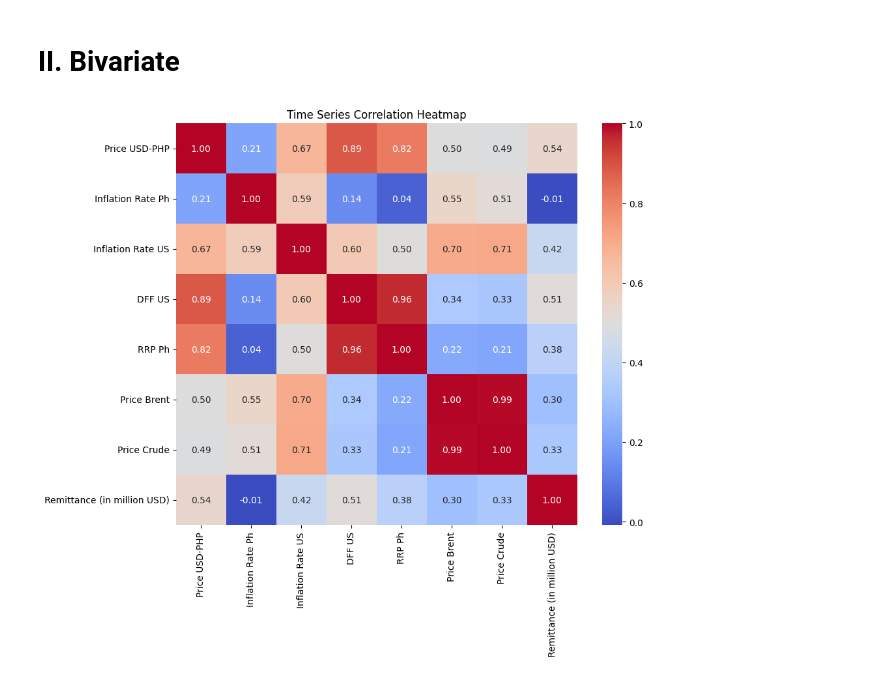
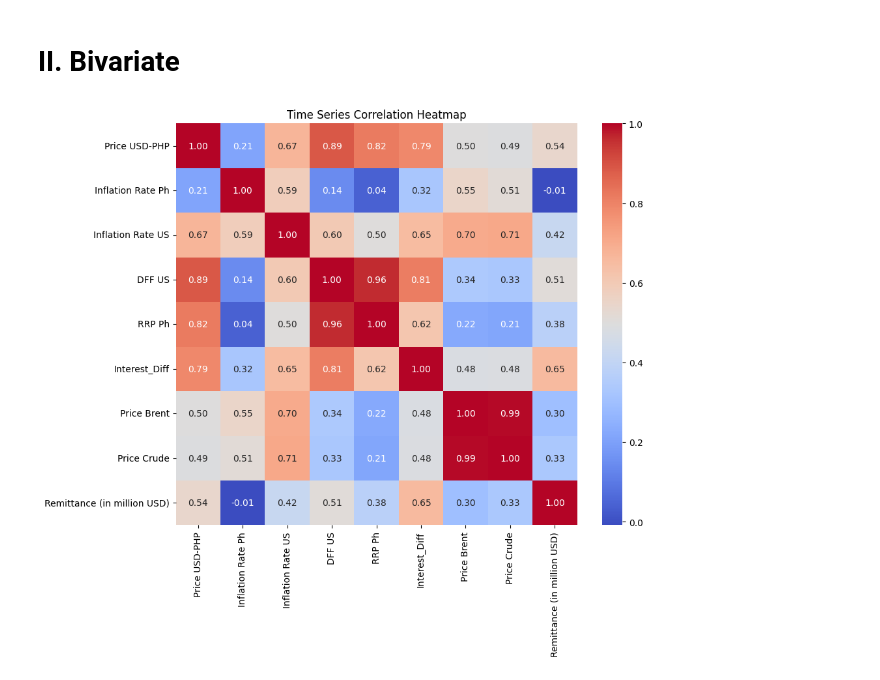
Before and after one commit to kbbn-debugger/Exploratory-Data-Analysis-USD-PHP, a Jupyter notebook: notebooks/EDA Final.ipynb, the cells around one changed output. Saved outputs shown, nothing was run; the diff lists cells and outputs as text; code cells hidden in the pictures.

```diff
--- a/notebooks/EDA Final.ipynb
+++ b/notebooks/EDA Final.ipynb
@@ -351,0 +380,2 @@ We can observe based from the data that there is a dip between 2020 and 2022, bu
+# %%
+main_monthly['Interest_Diff'] = main_monthly["DFF US"] - main_monthly["RRP Ph"]
@@ -403,13 +499,15 @@ plt.show()
 # %% [markdown]
 # II. Bivariate
 # %%
-columns = ["Price USD-PHP", "Inflation Rate Ph", "Inflation Rate US", "DFF US", "RRP Ph", "Price Brent", "Price Crude", "Remittance (in million USD)"]
+# Correlation heat map
+
+columns = ["Price USD-PHP", "Inflation Rate Ph", "Inflation Rate US", "DFF US", "RRP Ph", "Interest_Diff","Price Brent", "Price Crude", "Remittance (in million USD)"]
 
 corr_matrix = main_monthly[columns].corr()
 
 plt.figure(figsize=(10, 8))
 sns.heatmap(corr_matrix, annot=True, fmt=".2f", cmap='coolwarm', cbar=True, square=True)
 plt.title('Time Series Correlation Heatmap')
 plt.show()
 # %% [output]
-[figure, old version]
+[figure, new version]
```
Also changed, not shown: parts of 21 cells of this notebook.
